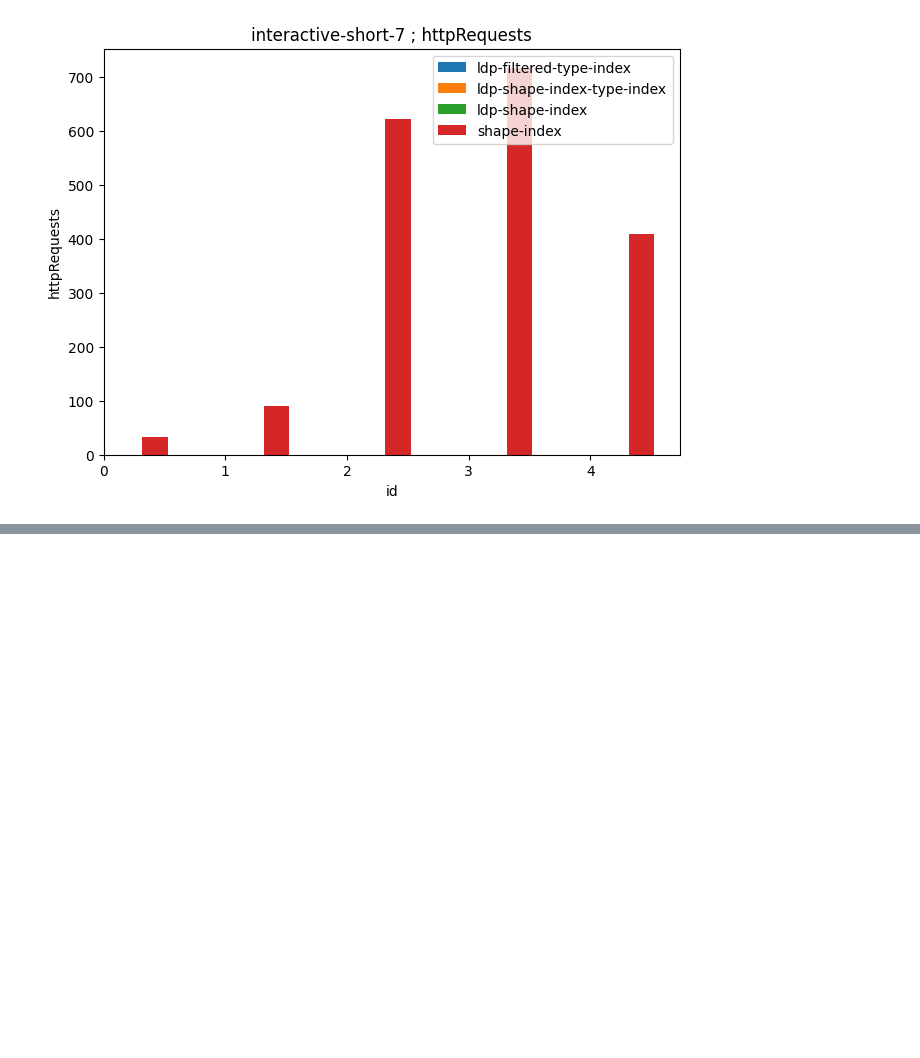
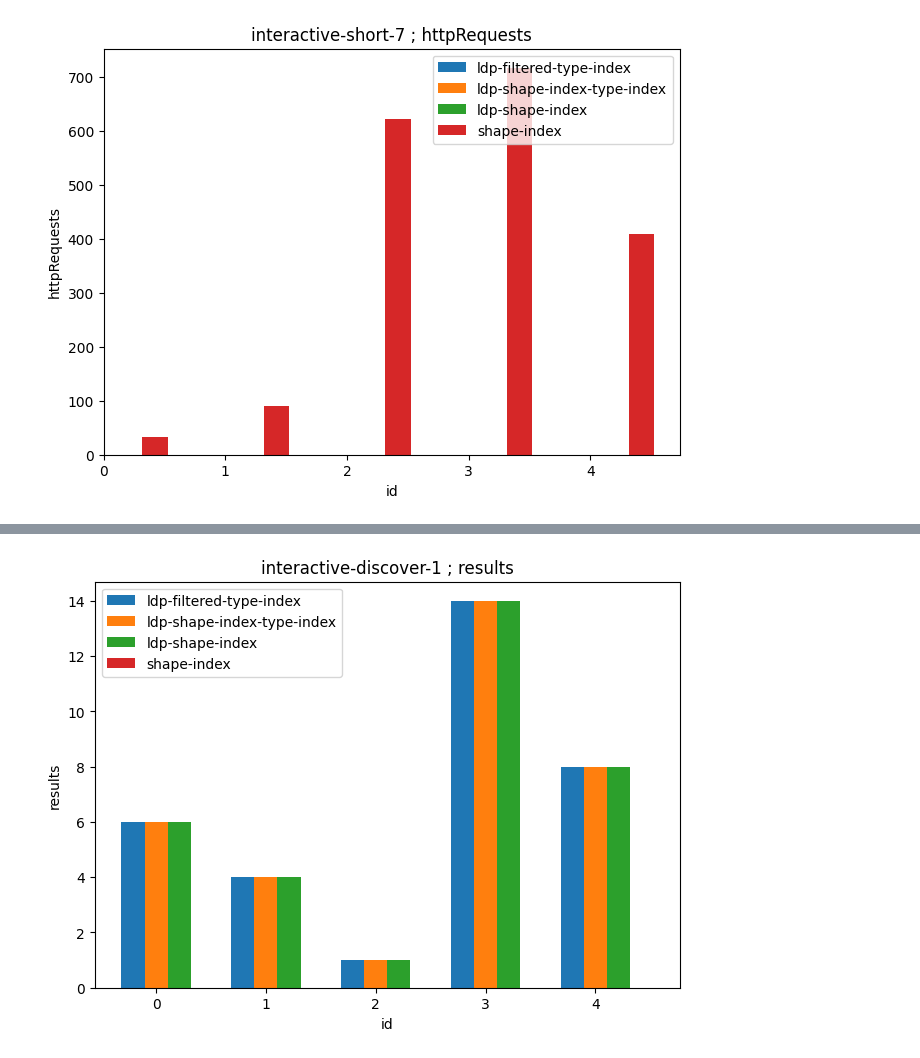
Before and after one commit to constraintAutomaton/Experiments-Solid-Link-Traversal, a Jupyter notebook: analysis/plot.ipynb, the cells around one changed output, grey strips where cells are left out. Saved outputs shown, nothing was run; the diff lists cells and outputs as text; code cells hidden in the pictures; blank space fills up the shorter version.

```diff
--- a/analysis/plot.ipynb
+++ b/analysis/plot.ipynb
@@ -188,0 +243,4 @@ plotComparif(dataFrame, 'httpRequests', 'interactive-short-7')
+# %%
+plotComparif(dataFrame, 'results', 'interactive-discover-1')
+# %% [output]
+[figure, added]
```
Also changed, not shown: parts of 54 cells of this notebook, 4 other files.
